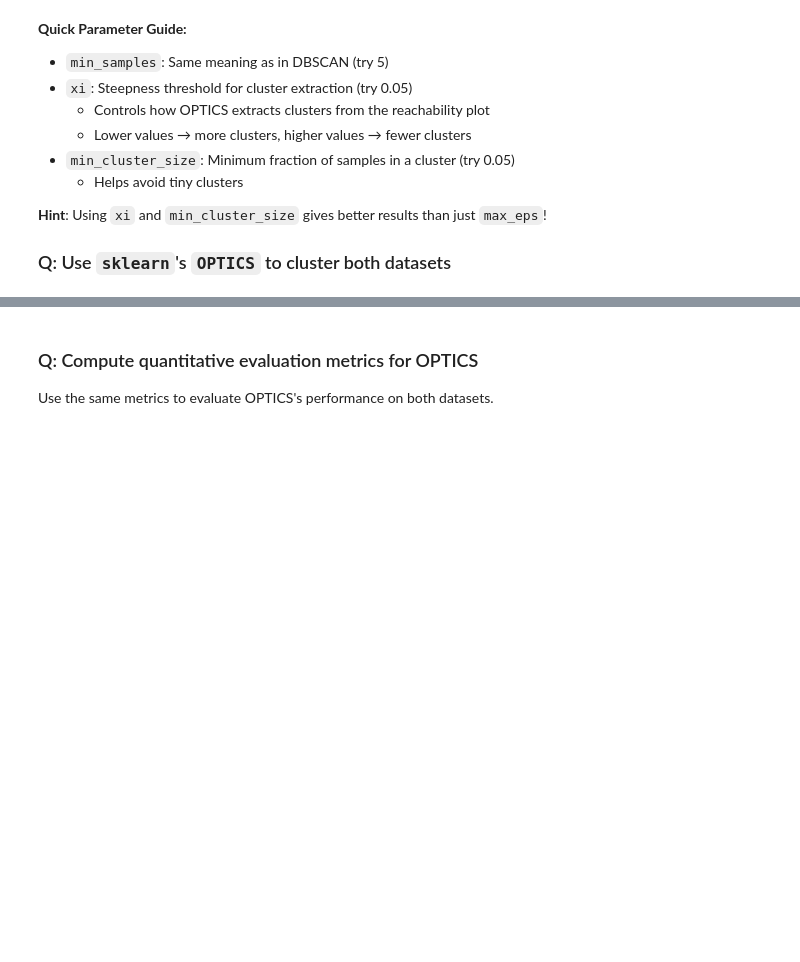
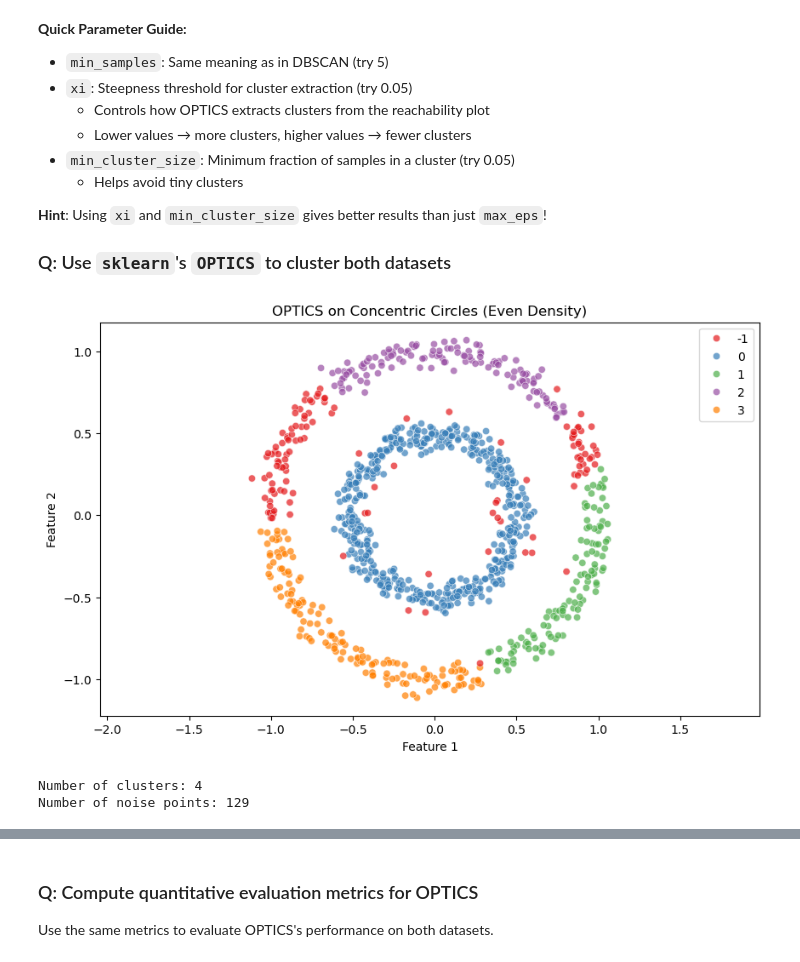
Before and after one commit to skhancock7/bwsi-comp-problem-solving, a Jupyter notebook: mod6_unsupervised_learning/3_more_density_clustering.ipynb, the cells around one changed output, grey strips where cells are left out. Saved outputs shown, nothing was run; the diff lists cells and outputs as text; code cells hidden in the pictures; blank space fills up the shorter version.

```diff
--- a/mod6_unsupervised_learning/3_more_density_clustering.ipynb
+++ b/mod6_unsupervised_learning/3_more_density_clustering.ipynb
@@ -232,25 +233,29 @@ DBSCAN performed better on even density. It would need different eps values for
 # %%
 # OPTICS on Dataset 1: Noisy Concentric Circles (Even Density)
 # YOUR CODE HERE
-# optics_circles = OPTICS(min_samples=    , xi=    , min_cluster_size=    )
-# labels_optics_circles = optics_circles.fit_predict(     )
+optics_circles = OPTICS(min_samples=5, xi=0.05, min_cluster_size=0.1)
+labels_optics_circles = optics_circles.fit_predict(X_circles)
 
 # Visualize clustering results
 # YOUR CODE HERE
-# plt.figure(figsize=(10, 6))
-# sns.scatterplot(x=     , y=     , hue=     , palette='Set1', alpha=0.7, legend='full')
-# plt.title('OPTICS on Concentric Circles (Even Density)')
-# plt.xlabel('Feature 1')
-# plt.ylabel('Feature 2')
-# plt.axis('equal')
-# plt.show()
+plt.figure(figsize=(10, 6))
+sns.scatterplot(x=X_circles[:, 0], y=X_circles[:, 1], hue=labels_optics_circles, palette='Set1', alpha=0.7, legend='full')
+plt.title('OPTICS on Concentric Circles (Even Density)')
+plt.xlabel('Feature 1')
+plt.ylabel('Feature 2')
+plt.axis('equal')
+plt.show()
 
 # Print clustering statistics
 # YOUR CODE HERE
-# n_clusters_optics_circles = len(set(labels_optics_circles)) - (1 if -1 in labels_optics_circles else 0)
-# n_noise_optics_circles = list(labels_optics_circles).count(-1)
-# print(f"Number of clusters: {n_clusters_optics_circles}")
-# print(f"Number of noise points: {n_noise_optics_circles}")
+n_clusters_optics_circles = len(set(labels_optics_circles)) - (1 if -1 in labels_optics_circles else 0)
+n_noise_optics_circles = list(labels_optics_circles).count(-1)
+print(f"Number of clusters: {n_clusters_optics_circles}")
+print(f"Number of noise points: {n_noise_optics_circles}")
+# %% [output]
+[figure, added]
+Number of clusters: 4
+Number of noise points: 129
 # %%
 # OPTICS on Dataset 2: Uneven Density Clusters
 # YOUR CODE HERE
```
Also changed, not shown: parts of 3 cells of this notebook, 1 other file.
